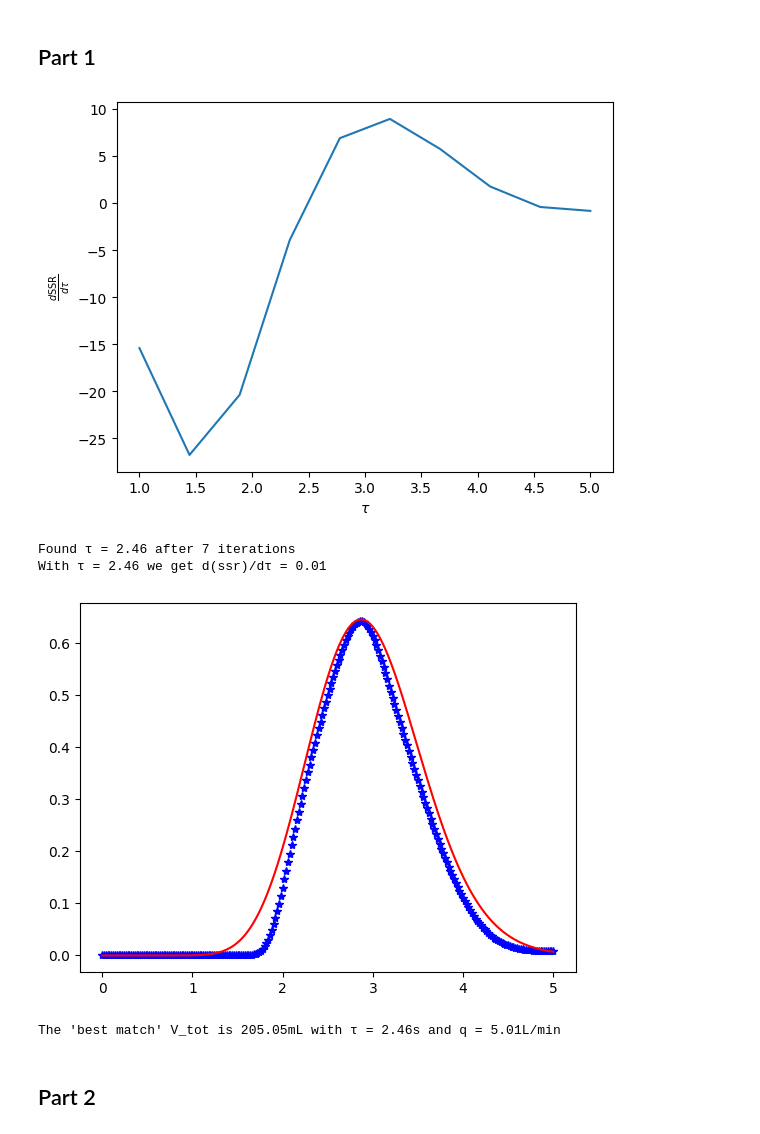
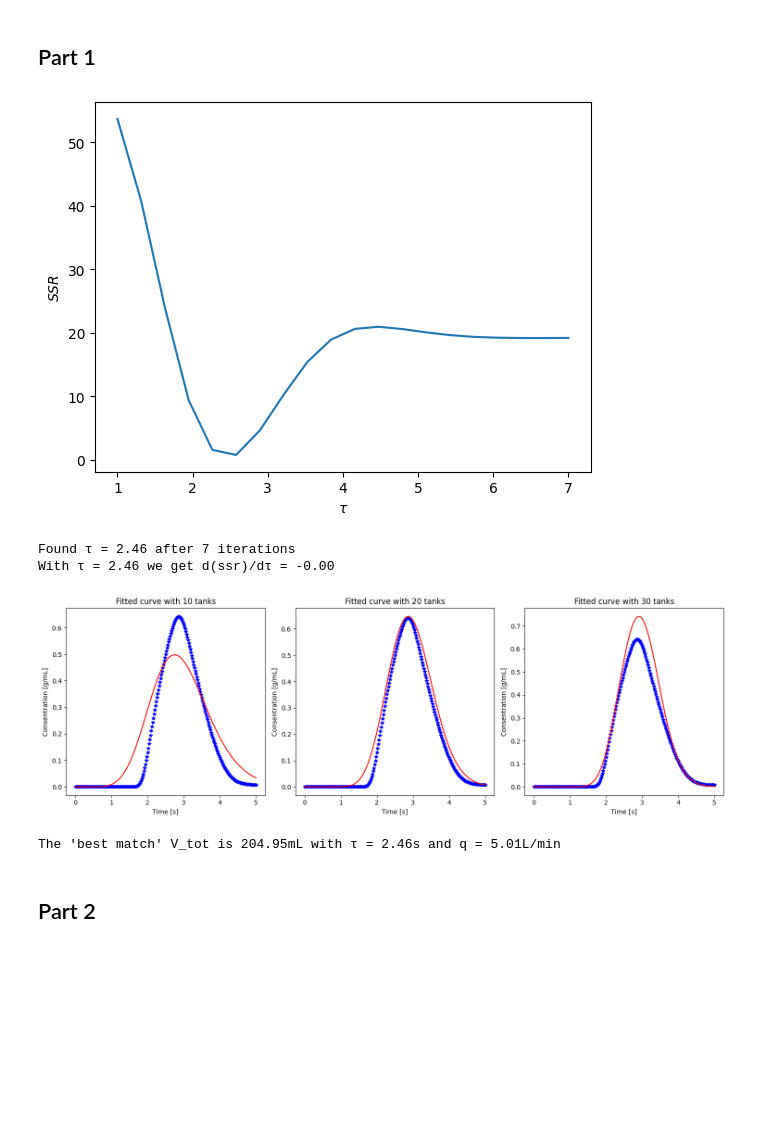
Before and after one commit to simengaasland/MOD510-Projects, a Jupyter notebook: Project 3/Project3_Report.ipynb, the cells around one changed output. Cells and saved outputs as stored; diff of their text form; code cells hidden in the pictures; blank space fills up the shorter version.

```diff
--- a/Project 3/Project3_Report.ipynb
+++ b/Project 3/Project3_Report.ipynb
@@ -468,13 +468,13 @@ plt.show()
 # %% [markdown]
 When it came time to choose the minima finding algorithm, we considered quite a few options. We first tried out the bisection method since it is a safe option. However, it proved to be terribly slow, which is expected since it only converges linearly. Our implementation of the bisection method, which is not included in this report, took around 17 seconds to find the minima. This is not horrible, but it is not great. For more speed we look at Newtons method, which converges quadratically. Unfortunately, this method requires us to calculate the second derivative of SSR. Therefore, the secant method (often called quasi-Newton method) seemed like a better option. The secant method almost the same as the Newton method, but here we replace the second derivative with a finite difference approximation. This way we do not have to manually calculate the second derivative, and the secant method almost converges quadratically (the order of conversion is the golden ratio $\varphi \approx 1.618$) (https://en.wikipedia.org/wiki/Secant_method) (**ref: Gezerlis og Hiorth**).
 # %%
-def secant_method(f, x0, x1, prec = 1e-8, max_iter = 20):
+def secant_method(fd, x0, x1, prec = 1e-8, max_iter = 20):
     '''
     Finds an extremum of f(x) using the secant method
     '''
-    fd0 = d_ssr(x0)
+    fd0 = fd(x0)
     for i in range(1, max_iter):
-        fd1 = d_ssr(x1)
+        fd1 = fd(x1)
         ratio = (x1 - x0) / (fd1 - fd0)
         x2 = x1 - fd1 * ratio
 
@@ -489,7 +489,7 @@ def secant_method(f, x0, x1, prec = 1e-8, max_iter = 20):
 
     return x2, i
 # %%
-best_tau, iter = secant_method(f = ssr, x0 = 1, x1 = 3, prec = 1e-8, max_iter = 100)
+best_tau, iter = secant_method(fd = d_ssr, x0 = 1, x1 = 3, prec = 1e-8, max_iter = 100)
 print(f'Found τ = {best_tau:.2f} after {iter} iterations')
 print(f'With τ = {best_tau:.2f} we get d(ssr)/dτ = {d_ssr(best_tau):.2f}')
 # %% [output]
@@ -609,39 +616,60 @@ def ssr(tau):
     c_out = np.interp(t_data, t_model, c_model[:, -1])
     return np.sum((c_data - c_out) ** 2)
 # %%
-tau_values = np.linspace(1 , 5,10)
-d_ssr_values = []
+#Do not need a very fine grid
+tau_values = np.linspace(1, 7, 20)
+ssr_values = []
 
+#Calculating SSR values based on tau
 for tau in tau_values:
-    d_ssr_values.append(d_ssr(tau))
+    ssr_values.append(ssr(tau))
 
-plt.plot(tau_values, d_ssr_values)
+#Plotting
+plt.plot(tau_values, ssr_values)
 plt.xlabel(r'$\tau$')
-plt.ylabel(r'$\frac{d \text{SSR}}{d \tau}$')
+plt.ylabel('$SSR$')
 plt.show()
 # %% [output]
-[figure, old version]
+[figure, new version]
 # %%
-tau, iter = secant_method(f = ssr, x0 = 1, x1 = 3, h = 1e-4, prec = 1e-8, max_iter = 100)
-print(f'Found τ = {tau:.2f} after {iter} iterations')
-print(f'With τ = {tau:.2f} we get d(ssr)/dτ = {d_ssr(tau):.2f}')
+best_tau, iter = secant_method(fd = d_ssr, x0 = 1, x1 = 3, prec = 1e-8, max_iter = 100)
+print(f'Found τ = {best_tau:.2f} after {iter} iterations')
+print(f'With τ = {best_tau:.2f} we get d(ssr)/dτ = {d_ssr(best_tau):.2f}')
 # %% [output]
 Found τ = 2.46 after 7 iterations
-With τ = 2.46 we get d(ssr)/dτ = 0.01
+With τ = 2.46 we get d(ssr)/dτ = -0.00
 # %%
-solver = ODESolver(f=cd_n, t0=0, tf=5, h=1e-2, r0=r0,
-                   method='rk4', adaptive=False, args=(n_tanks, tau))
-t_model, c_model = solver.solve()
+#Testing different number of tanks
+n_tanks = [10, 20, 30]
 
-plt.plot(t_data, c_data, '*', color = 'blue')
-plt.plot(t_model, c_model[:,-1],'-', color = 'red')
+plt.figure(figsize=(15, 5))
+
+for i, tanks in enumerate(n_tanks):
+
+    #Inital condition
+    r0 = np.zeros(tanks)
+
+    #Solve mass conservation equation for different number of tanks
+    solver = ODESolver(f=cd_n, t0=0, tf=5, h=1e-3, r0=r0,
+                    method='fast_rk4', adaptive=False, args=(tanks, best_tau))
+    t_model, c_model = solver.solve()
+
+    #Plotting
+    plt.subplot(1, 3, i + 1)
+    plt.plot(t_data, c_data, '*', color = 'blue')
+    plt.plot(t_model, c_model[:,-1],'-', color = 'red')
+    plt.xlabel('Time [s]')
+    plt.ylabel('Consentration [g/mL]')
+    plt.title(f'Fitted curve with {tanks} tanks')
+
+plt.tight_layout()
 plt.show()
 # %% [output]
-[figure, old version]
+[figure, new version]
 # %%
-v_tot = tau * q *(100/6)
-print(f"The 'best match' V_tot is {v_tot:.2f}mL with τ = {tau:.2f}s and q = {q:.2f}L/min")
+v_tot = best_tau * q *(100/6)
+print(f"The 'best match' V_tot is {v_tot:.2f}mL with τ = {best_tau:.2f}s and q = {q:.2f}L/min")
 # %% [output]
-The 'best match' V_tot is 205.05mL with τ = 2.46s and q = 5.01L/min
+The 'best match' V_tot is 204.95mL with τ = 2.46s and q = 5.01L/min
 # %% [markdown]
 ## Part 2
```
Also changed, not shown: parts of 9 cells of this notebook.
